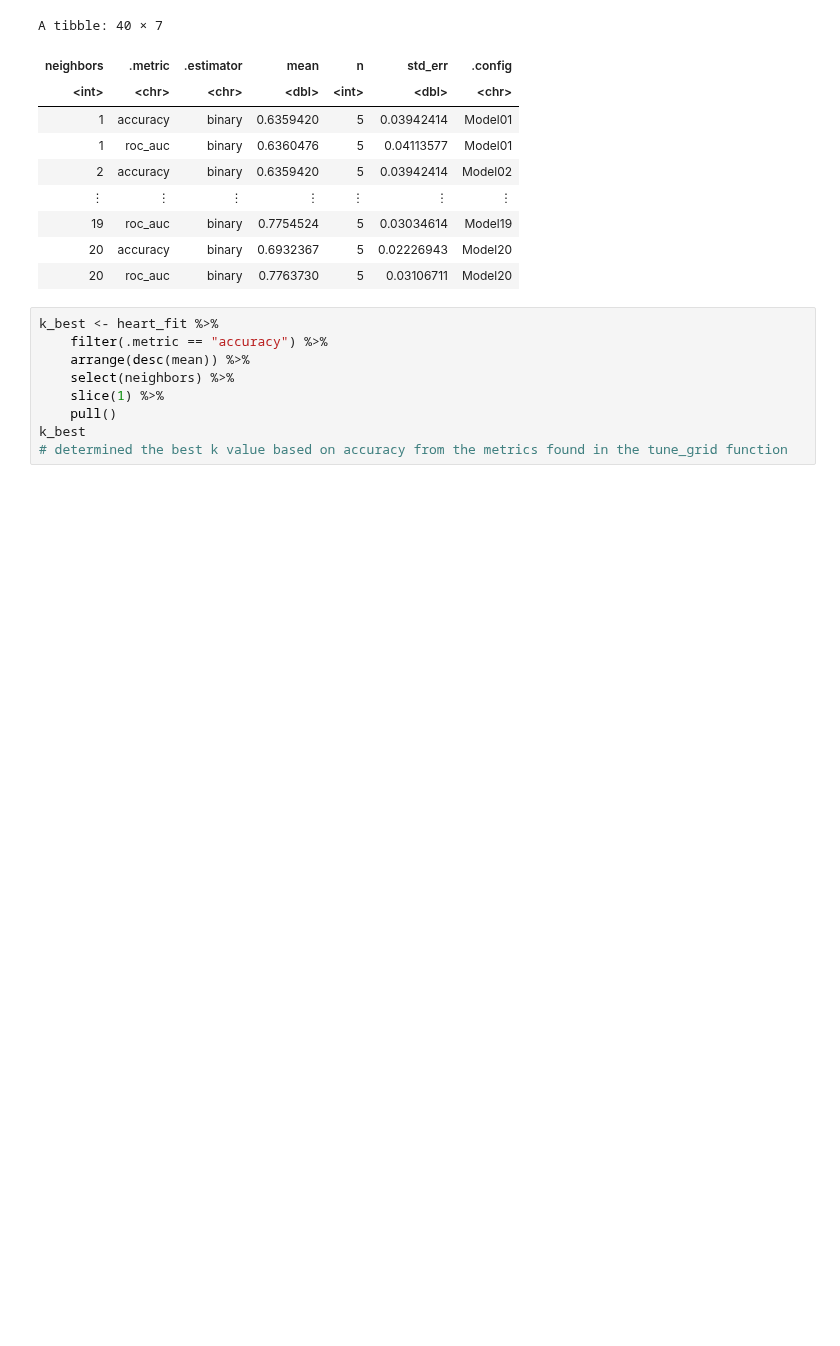
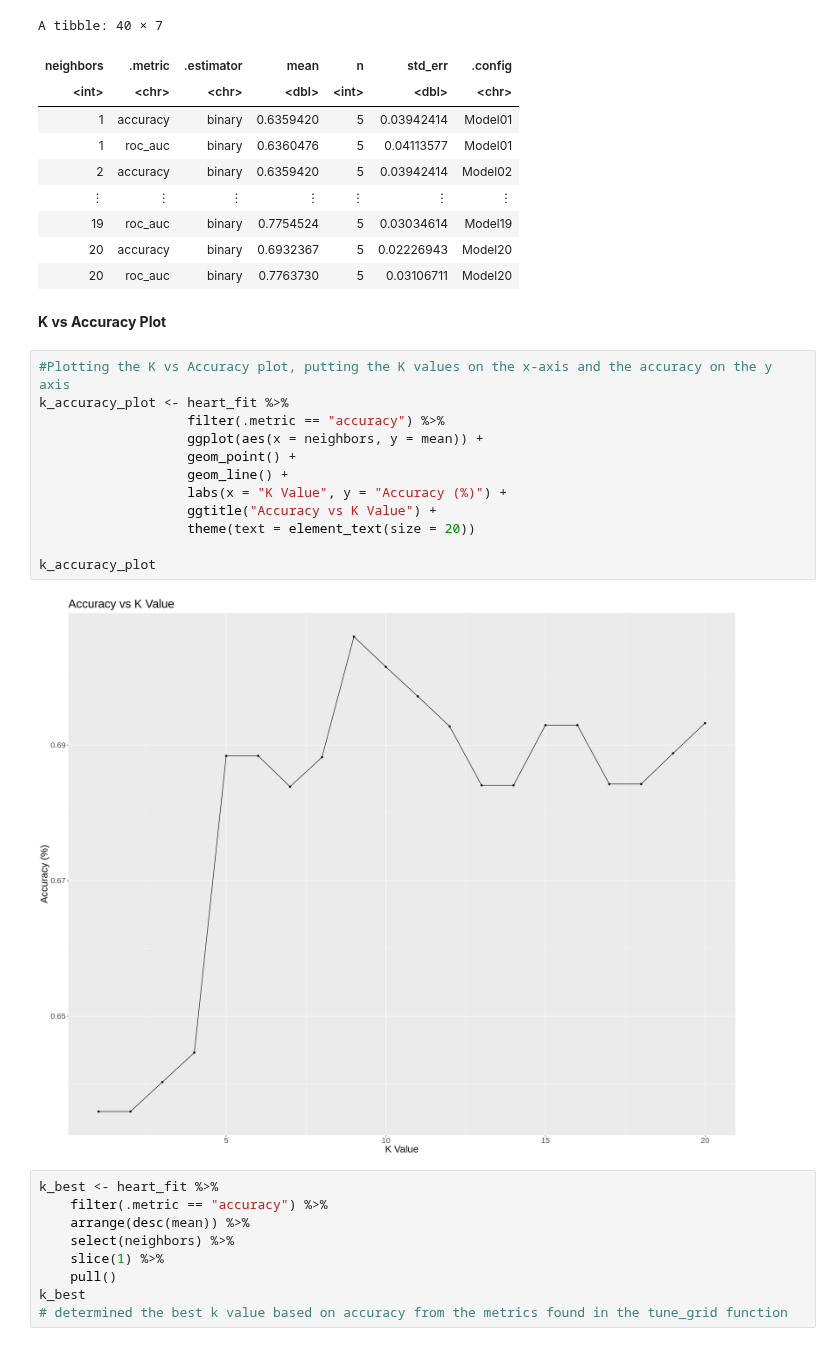
Before and after one commit to yun-sky/Heart-Failure-Report, a Jupyter notebook: Report.ipynb, the cells around one changed output. Cells and saved outputs as stored; diff of their text form; blank space fills up the shorter version.

Commit message:
Added Accuracy vs K Plot

```diff
--- a/Report.ipynb
+++ b/Report.ipynb
@@ -310,6 +310,22 @@ A tibble: 40 × 7
 | 19 | roc_auc | binary | 0.7754524 | 5 | 0.03034614 | Model19 |
 | 20 | accuracy | binary | 0.6932367 | 5 | 0.02226943 | Model20 |
 | 20 | roc_auc | binary | 0.7763730 | 5 | 0.03106711 | Model20 |
+# %% [markdown]
+**K vs Accuracy Plot**
+# %%
+#Plotting the K vs Accuracy plot, putting the K values on the x-axis and the accuracy on the y axis
+k_accuracy_plot <- heart_fit %>%
+                   filter(.metric == "accuracy") %>%
+                   ggplot(aes(x = neighbors, y = mean)) +
+                   geom_point() +
+                   geom_line() +
+                   labs(x = "K Value", y = "Accuracy (%)") +
+                   ggtitle("Accuracy vs K Value") +
+                   theme(text = element_text(size = 20))
+
+k_accuracy_plot
+# %% [output]
+[figure, added]
 # %%
 k_best <- heart_fit %>%
     filter(.metric == "accuracy") %>%
```
